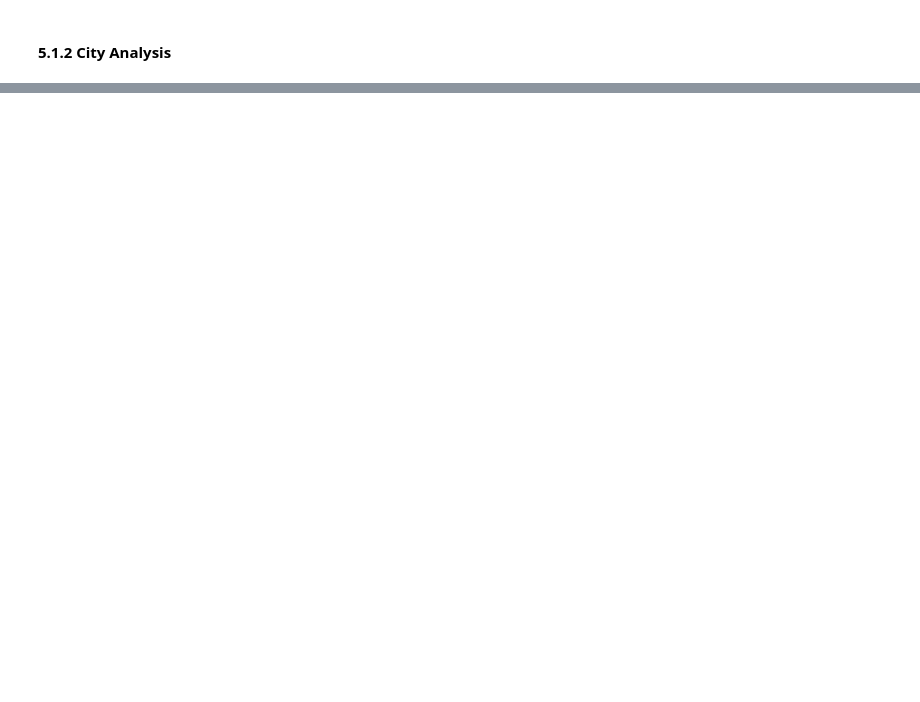
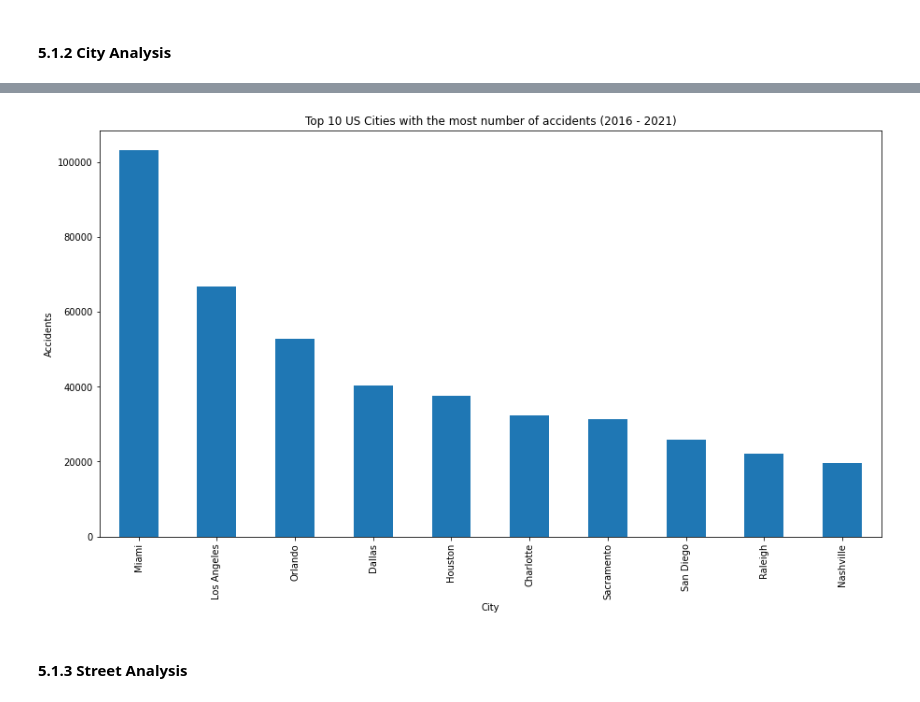
Before and after one commit to lyubol/Exploratory-Data-Analysis, a Jupyter notebook: EDA - US Accidents/US Accidents-checkpoint.ipynb, the cells around one changed output, grey strips where cells are left out. Cells and saved outputs as stored; diff of their text form; code cells hidden in the pictures; blank space fills up the shorter version.

Commit message:
Started 5.1.3 Street Analysis

```diff
--- a/EDA - US Accidents/US Accidents-checkpoint.ipynb
+++ b/EDA - US Accidents/US Accidents-checkpoint.ipynb
@@ -410,0 +414,14 @@ plt.show()
+# %%
+df["City"].value_counts().nlargest(10).plot(
+    kind="bar",
+    figsize=(15,8),
+    title = "Top 10 US Cities with the most number of accidents (2016 - 2021)",
+    xlabel = "City",
+    ylabel = "Accidents"
+)
+
+plt.show()
+# %% [output]
+[figure, added]
+# %% [markdown]
+#### 5.1.3 Street Analysis
```
Also changed, not shown: parts of 10 cells of this notebook.
